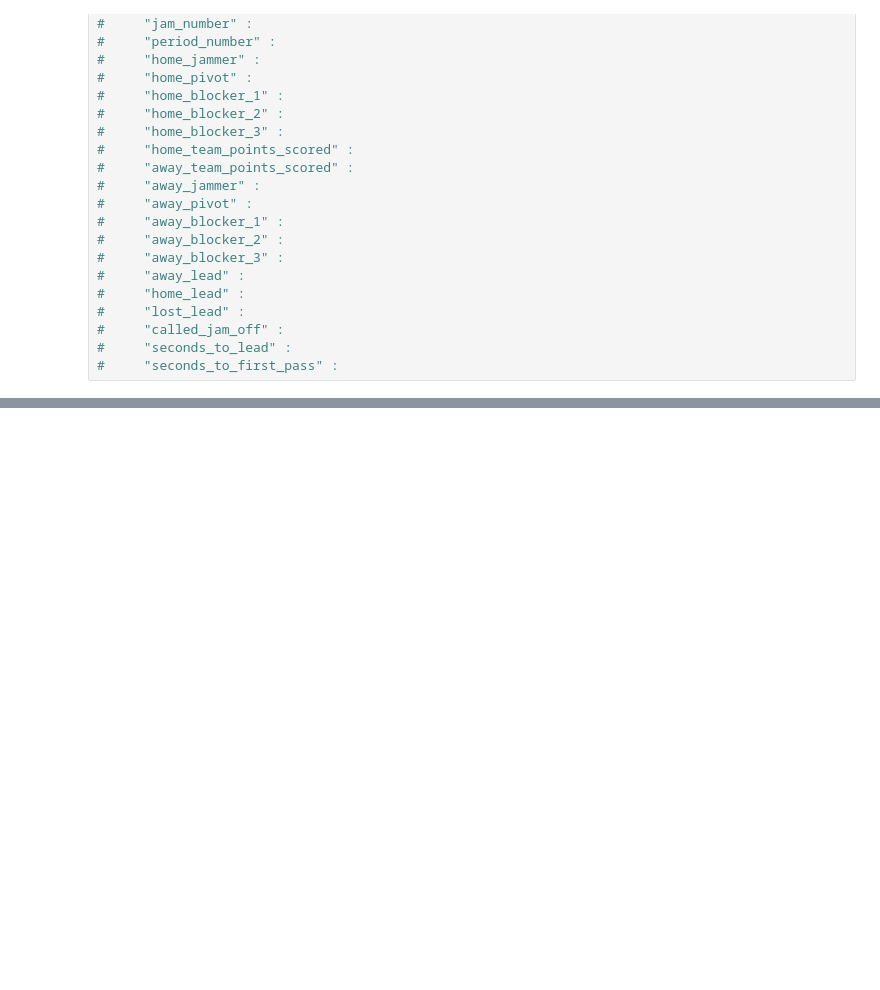
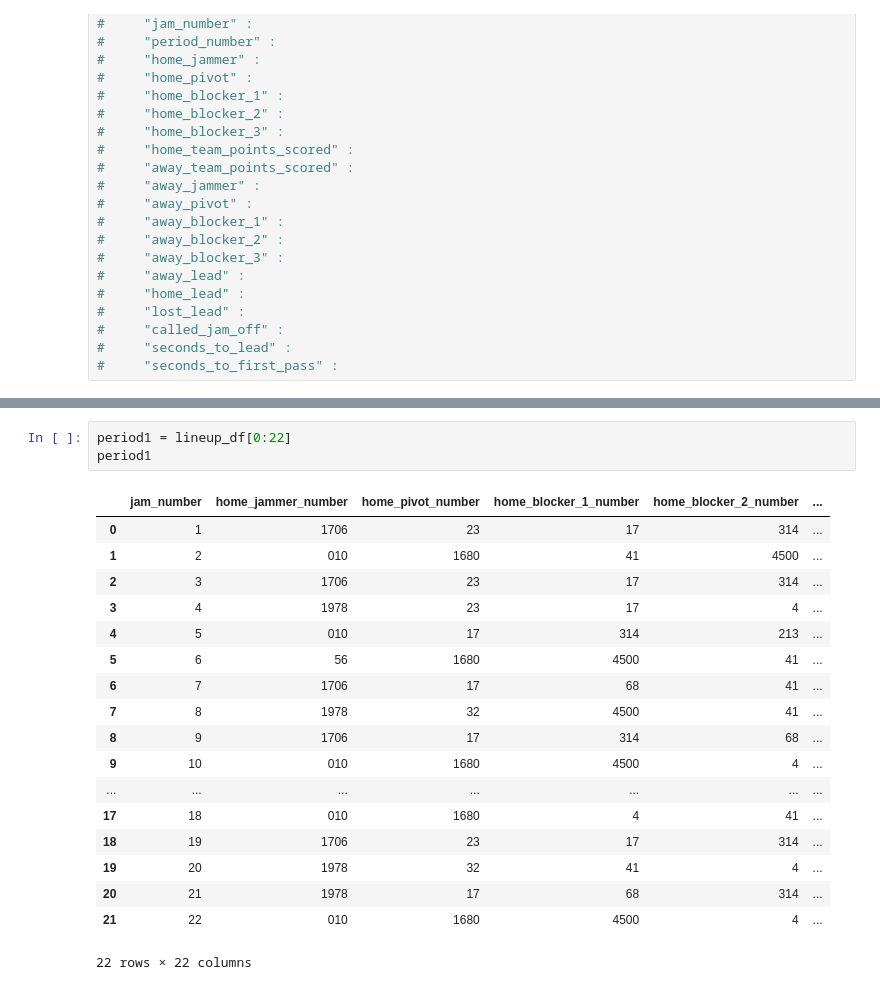
Before and after one commit to Jen-Dean/GGRD_DataBase, a Jupyter notebook: draft_notebooks/draft_creating_jams_table.ipynb, the cells around one changed output, grey strips where cells are left out. Saved outputs shown, nothing was run; the diff lists cells and outputs as text; blank space fills up the shorter version.

Commit message:
Creating the Jams table

```diff
--- a/draft_notebooks/draft_creating_jams_table.ipynb
+++ b/draft_notebooks/draft_creating_jams_table.ipynb
@@ -417,0 +529,22 @@ lineup_df
+# %%
+period1 = lineup_df[0:22]
+period1
+# %% [output]
+|  | jam_number | home_jammer_number | home_pivot_number | home_blocker_1_number | home_blocker_2_number | ... |
+| 0 | 1 | 1706 | 23 | 17 | 314 | ... |
+| 1 | 2 | 010 | 1680 | 41 | 4500 | ... |
+| 2 | 3 | 1706 | 23 | 17 | 314 | ... |
+| 3 | 4 | 1978 | 23 | 17 | 4 | ... |
+| 4 | 5 | 010 | 17 | 314 | 213 | ... |
+| 5 | 6 | 56 | 1680 | 4500 | 41 | ... |
+| 6 | 7 | 1706 | 17 | 68 | 41 | ... |
+| 7 | 8 | 1978 | 32 | 4500 | 41 | ... |
+| 8 | 9 | 1706 | 17 | 314 | 68 | ... |
+| 9 | 10 | 010 | 1680 | 4500 | 4 | ... |
+| ... | ... | ... | ... | ... | ... | ... |
+| 17 | 18 | 010 | 1680 | 4 | 41 | ... |
+| 18 | 19 | 1706 | 23 | 17 | 314 | ... |
+| 19 | 20 | 1978 | 32 | 41 | 4 | ... |
+| 20 | 21 | 1978 | 17 | 68 | 314 | ... |
+| 21 | 22 | 010 | 1680 | 4500 | 4 | ... |
+22 rows × 22 columns
```
Also changed, not shown: parts of 8 cells of this notebook, 1 other file.
